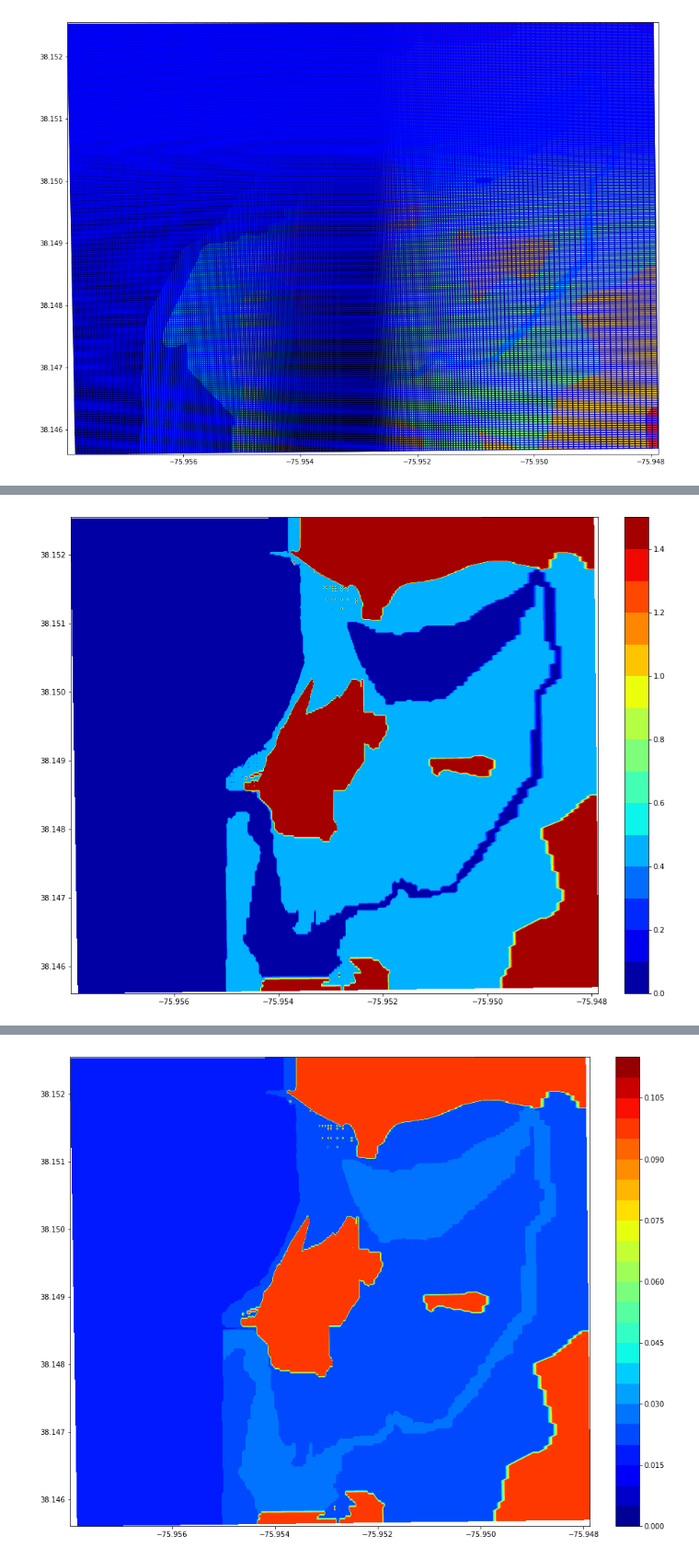
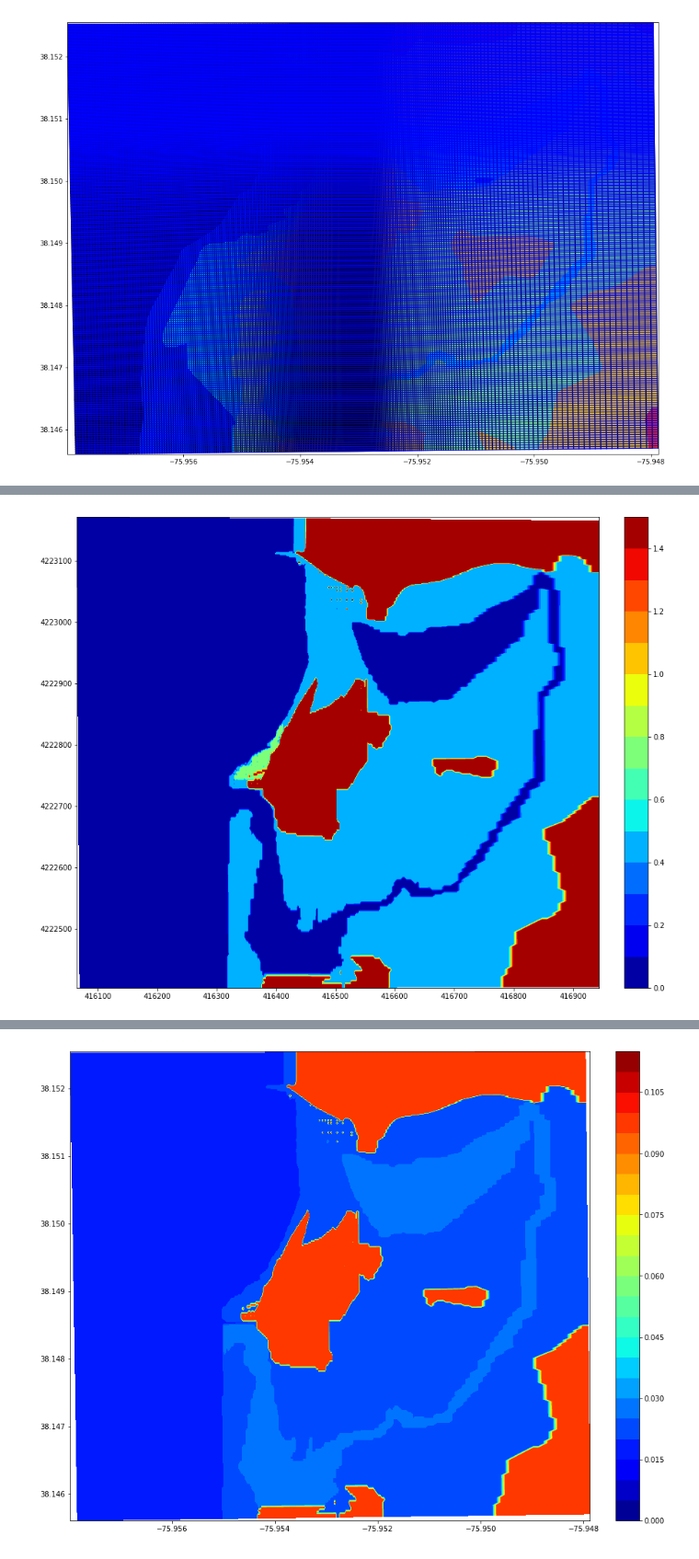
Before and after one commit to yangzhangfeng/xbeach, a Jupyter notebook: xbeach_python/post_process_2d.ipynb, the cells around one changed output, grey strips where cells are left out. Shown at 92% size. Saved outputs shown, nothing was run; the diff lists cells and outputs as text; code cells hidden in the pictures.

Commit message:
working on writing spatial vege function

```diff
--- a/xbeach_python/post_process_2d.ipynb
+++ b/xbeach_python/post_process_2d.ipynb
@@ -34,6 +34,8 @@ zs = xb.variables['zs'][:,:,:]
 h = xb.variables['H'][:,:,:]
 u = xb.variables['u'][:]
 v = xb.variables['v'][:]
+# %%
+x2,y2 = xb.variables['globalx'][:,:],xb.variables['globaly'][:,:]
 # %% [markdown]
 #### Show grid and bathy of Study Site
 # %%
@@ -62,15 +64,15 @@ v_heights = [0.45,0.8,1.5,0]#marsh,beach,tress,none
 x1,y1 = x.shape
 for i in range(0,x1):
     for ii in range(0,y1):
-        if z0[i,ii]<-.05 and x[i,ii]>-75.955 and y[i,ii]<38.1485:
+        if z0[i,ii]<-.01 and x[i,ii]>-75.955 and y[i,ii]<38.1485:
             bed[i,ii] = mannings[0]
-        elif z0[i,ii]<-.05 and x[i,ii]>-75.95325:
+        elif .05 < z0[i,ii] < 0.6 and -75.955 < x[i,ii] < -75.954 and 38.1487<y[i,ii]<38.1495:
+            vege[i,ii] = v_heights[1]
+        elif z0[i,ii]<-.01 and x[i,ii]>-75.95325:
             bed[i,ii] = mannings[0]
-
         elif -0.05<z0[i,ii]<0.7 and x[i,ii]>-75.955:
             bed[i,ii] = mannings[2]
             vege[i,ii]=v_heights[0]
-
         elif z0[i,ii]>0.7:
             bed[i,ii] = mannings[3]
             vege[i,ii]=v_heights[2]
@@ -80,10 +82,10 @@ for i in range(0,x1):
 # %%
 fig,ax = plt.subplots(figsize=(16,12))
 levels = np.arange(0,1.6,0.1)
-plt.contourf(x,y,vege[:,:],cmap='jet',vmin=0,vmax=np.max(levels),levels=levels)
+plt.contourf(x2,y2,vege[:,:],cmap='jet',vmin=0,vmax=np.max(levels),levels=levels)
 plt.colorbar(cmap='jet',pad=0.04)
-ax.set_xlim([x.min(),x.max()])
-ax.set_ylim([y.min(),y.max()])
+#ax.set_xlim([x.min(),x.max()])
+#ax.set_ylim([y.min(),y.max()])
 plt.show()
 # %% [output]
-[figure, old version]
+[figure, new version]
```
Also changed, not shown: parts of 2 cells of this notebook, 2 other files.
